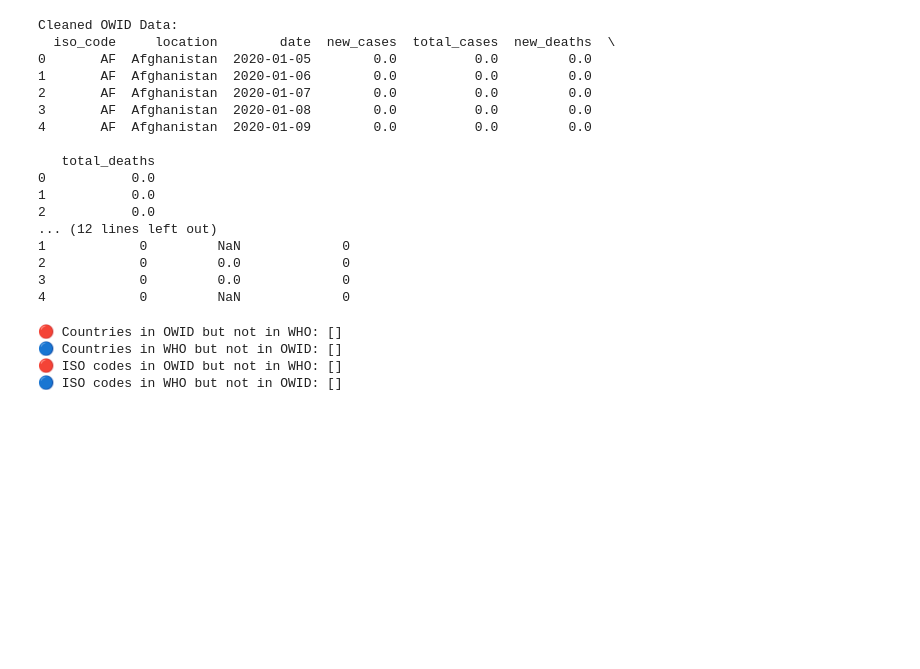
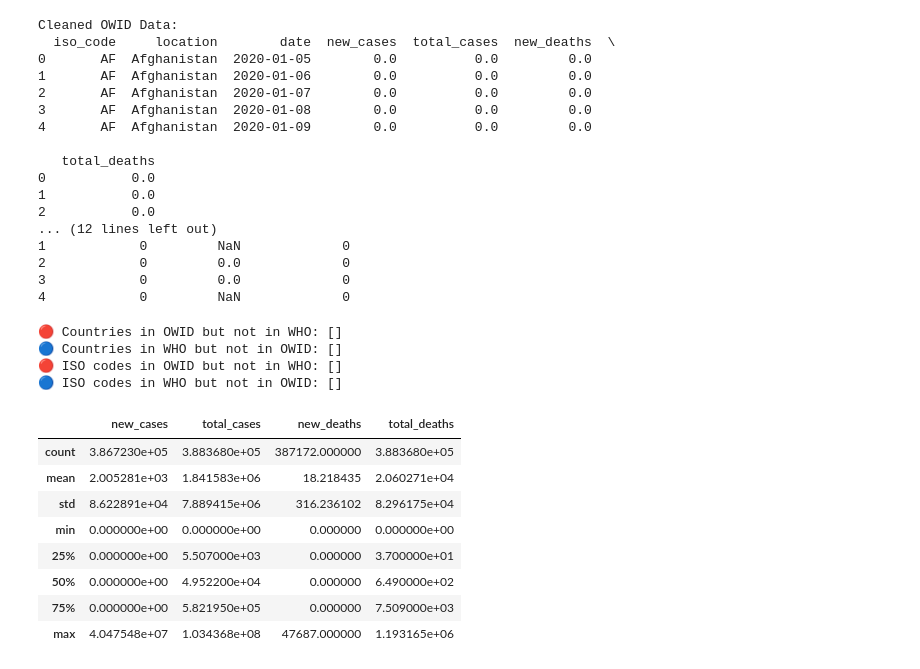
Before and after one commit to yeadkhail/ML_Project_CSE_4621, a Jupyter notebook: cleaning_process_of_datasets.ipynb, the cells around one changed output. Saved outputs shown, nothing was run; the diff lists cells and outputs as text; code cells hidden in the pictures; blank space fills up the shorter version.

```diff
--- a/cleaning_process_of_datasets.ipynb
+++ b/cleaning_process_of_datasets.ipynb
@@ -241,0 +242,12 @@ who_sel.to_csv("cleaned_who_data.csv", index=False)
+# %%
+owid_sel_cleaned.describe()
+# %% [output]
+|  | new_cases | total_cases | new_deaths | total_deaths |
+| count | 3.867230e+05 | 3.883680e+05 | 387172.000000 | 3.883680e+05 |
+| mean | 2.005281e+03 | 1.841583e+06 | 18.218435 | 2.060271e+04 |
+| std | 8.622891e+04 | 7.889415e+06 | 316.236102 | 8.296175e+04 |
+| min | 0.000000e+00 | 0.000000e+00 | 0.000000 | 0.000000e+00 |
+| 25% | 0.000000e+00 | 5.507000e+03 | 0.000000 | 3.700000e+01 |
+| 50% | 0.000000e+00 | 4.952200e+04 | 0.000000 | 6.490000e+02 |
+| 75% | 0.000000e+00 | 5.821950e+05 | 0.000000 | 7.509000e+03 |
+| max | 4.047548e+07 | 1.034368e+08 | 47687.000000 | 1.193165e+06 |
```
Also changed, not shown: parts of 6 cells of this notebook, 3 other files.
